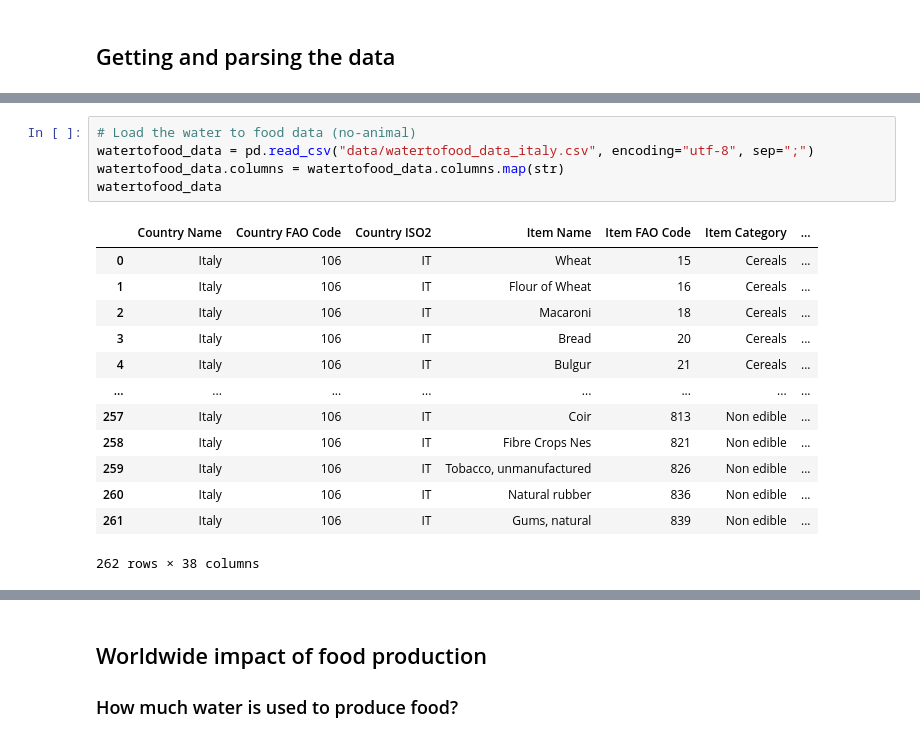
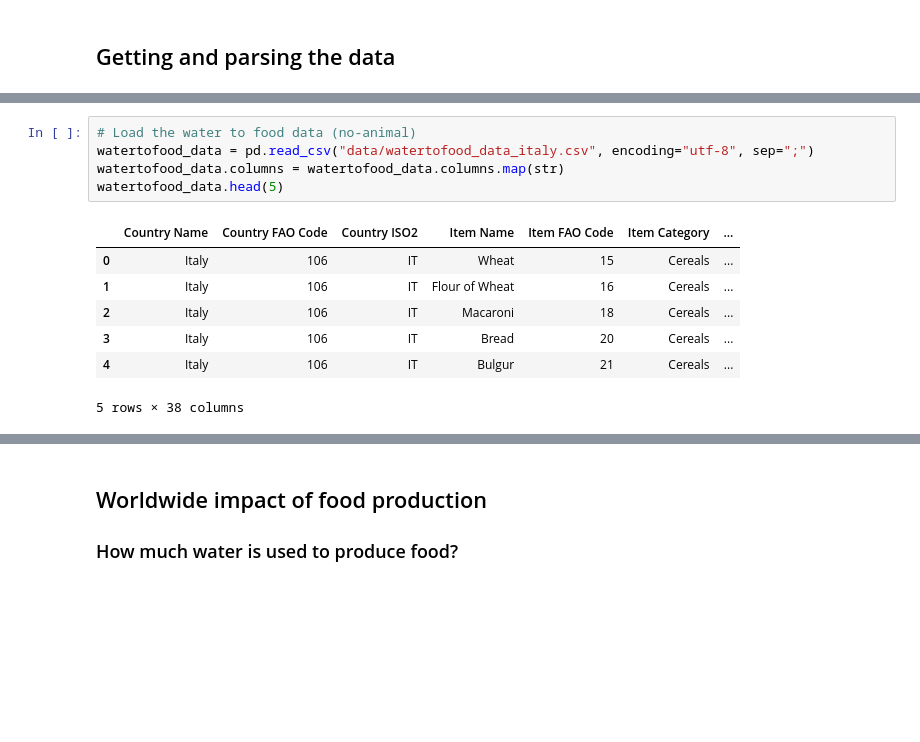
Before and after one commit to TCoaM/TrueCostOfAMeal, a Jupyter notebook: simo_notebook.ipynb, the cells around one changed output, grey strips where cells are left out. Saved outputs shown, nothing was run; the diff lists cells and outputs as text; blank space fills up the shorter version.

```diff
--- a/simo_notebook.ipynb
+++ b/simo_notebook.ipynb
@@ -53,22 +42,16 @@ food_consumption_data
 # %%
 # Load the water to food data (no-animal)
 watertofood_data = pd.read_csv("data/watertofood_data_italy.csv", encoding="utf-8", sep=";")
 watertofood_data.columns = watertofood_data.columns.map(str)
-watertofood_data
+watertofood_data.head(5)
 # %% [output]
 |  | Country Name | Country FAO Code | Country ISO2 | Item Name | Item FAO Code | Item Category | ... |
 | 0 | Italy | 106 | IT | Wheat | 15 | Cereals | ... |
 | 1 | Italy | 106 | IT | Flour of Wheat | 16 | Cereals | ... |
 | 2 | Italy | 106 | IT | Macaroni | 18 | Cereals | ... |
 | 3 | Italy | 106 | IT | Bread | 20 | Cereals | ... |
 | 4 | Italy | 106 | IT | Bulgur | 21 | Cereals | ... |
-| ... | ... | ... | ... | ... | ... | ... | ... |
-| 257 | Italy | 106 | IT | Coir | 813 | Non edible | ... |
-| 258 | Italy | 106 | IT | Fibre Crops Nes | 821 | Non edible | ... |
-| 259 | Italy | 106 | IT | Tobacco, unmanufactured | 826 | Non edible | ... |
-| 260 | Italy | 106 | IT | Natural rubber | 836 | Non edible | ... |
-| 261 | Italy | 106 | IT | Gums, natural | 839 | Non edible | ... |
-262 rows × 38 columns
+5 rows × 38 columns
 # %%
 # loading dataset on water consumption for animal products
 watertofood_animals = pd.read_csv("data/watertofood_data_italy_animal.csv", encoding="utf-8", sep=";")
```
Also changed, not shown: parts of 13 cells of this notebook, 5 other files.
